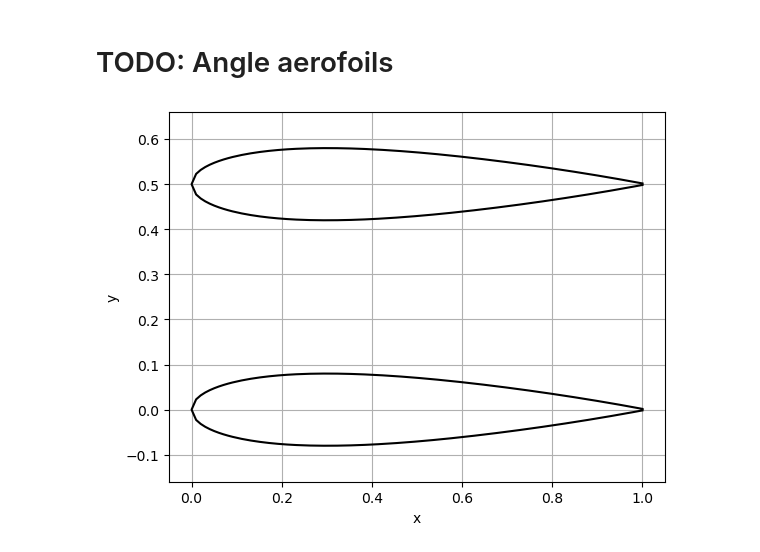
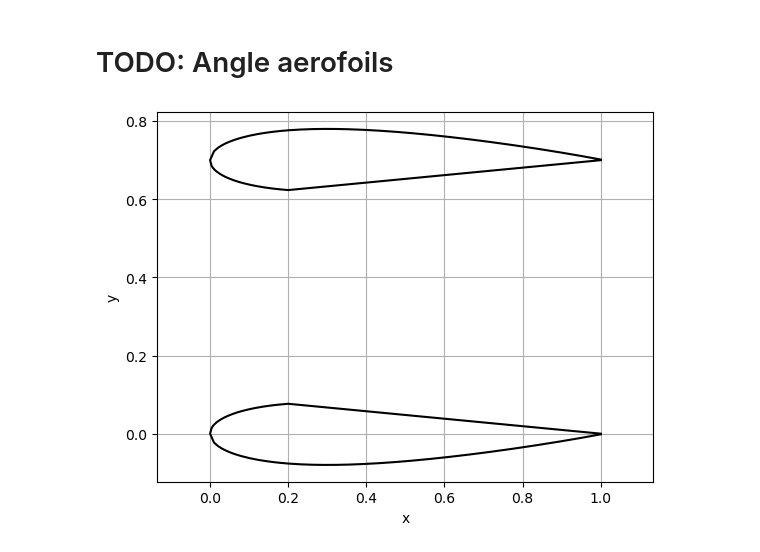
Before and after one commit to pilipb/DP5-code, a Jupyter notebook: testing_foil.ipynb, the cells around one changed output. Saved outputs shown, nothing was run; the diff lists cells and outputs as text; code cells hidden in the pictures.

```diff
--- a/testing_foil.ipynb
+++ b/testing_foil.ipynb
@@ -3,34 +3,34 @@
 # %%
 from aerofoil import *
 from matplotlib import pyplot as plt
 
-turbine_width = 0.5
+turbine_width = 0.7
 foil_width = 0.16
 t_c = 0.2
 alphas = [0,0]
 
-# x,y = custom_foil(foil_width, t_c,alpha=0, side='right')
-# x2,y2 = custom_foil(foil_width, t_c,alpha=0, side='left')
-# y2 = y2 + turbine_width
+x,y = custom_foil(foil_width, t_c,alpha=alphas[0], side='left')
+x2,y2 = custom_foil(foil_width, t_c,alpha=alphas[1], side='right')
+y2 = y2 + turbine_width
 
 # Create a NACA 0012 aerofoil
-x,y = naca_foil(foil_width, alpha=alphas[0])
-x2,y2 = naca_foil(foil_width, alpha=alphas[1])
-y2 = y2 + turbine_width
+# x,y = naca_foil(foil_width, alpha=alphas[0])
+# x2,y2 = naca_foil(foil_width, alpha=alphas[1])
+# y2 = y2 + turbine_width
 
 # x,y = naca_one_side(foil_width,side='left', alpha=alphas[0])
 # x2,y2 = naca_one_side(foil_width,side='right', alpha = alphas[1])
 # y2 = y2 + turbine_width
 
 # Plot the aerofoil
 plt.plot(x,y,'k-')
 plt.plot(x2,y2,'k-')
 plt.axis('equal')
 plt.xlabel('x')
 plt.ylabel('y')
 plt.grid()
 # %% [output]
-[figure, old version]
+[figure, new version]
 # %%
 import numpy as np
 
```
Also changed, not shown: parts of 4 cells of this notebook, 1 other file.
